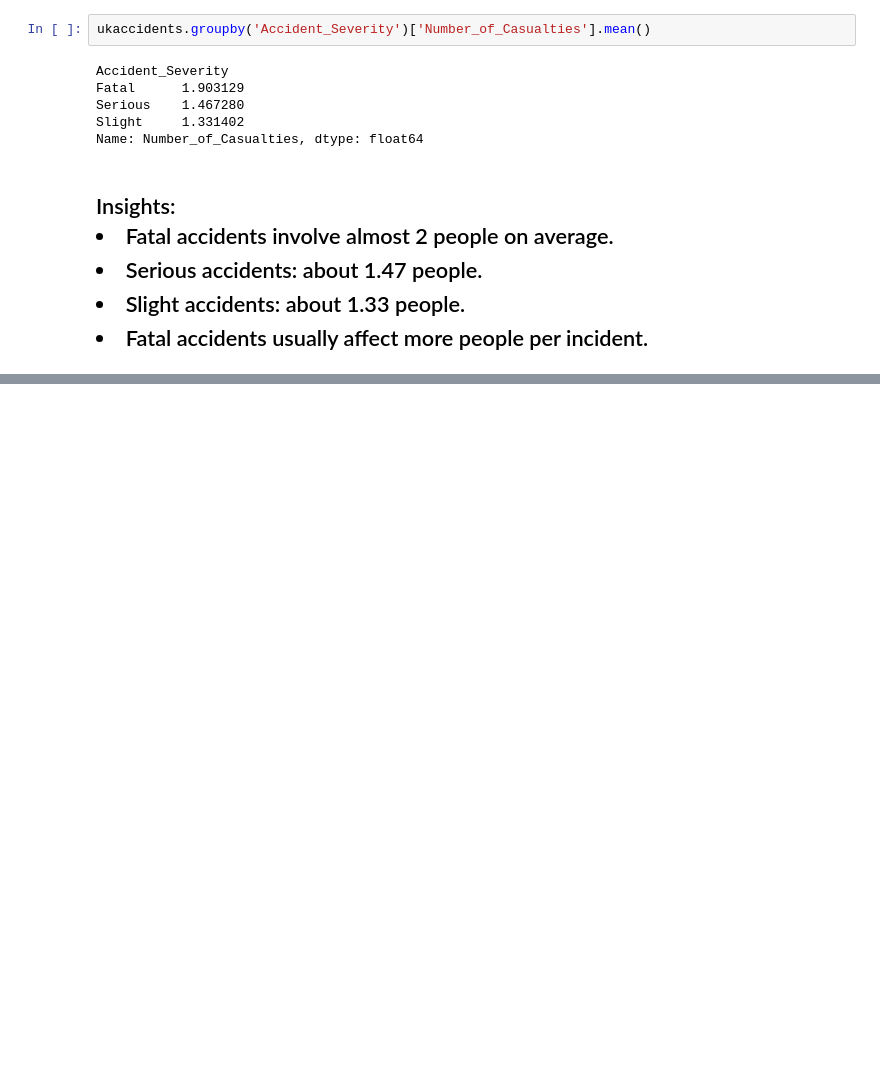
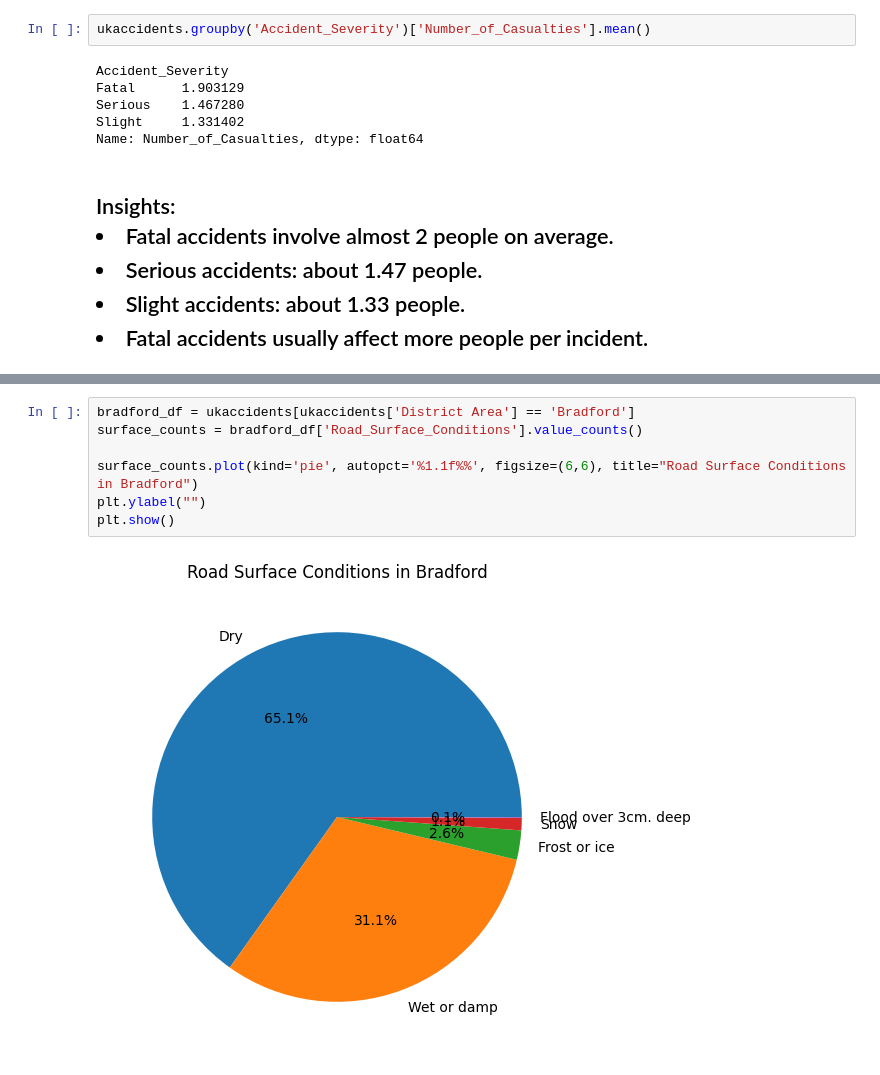
Before and after one commit to Vanned27/ELEC303-DIAZ, a Jupyter notebook: Activity2.ipynb, the cells around one changed output, grey strips where cells are left out. Saved outputs shown, nothing was run; the diff lists cells and outputs as text; blank space fills up the shorter version.

```diff
--- a/Activity2.ipynb
+++ b/Activity2.ipynb
@@ -468,0 +533,9 @@ Name: Number_of_Casualties, dtype: float64
+# %%
+bradford_df = ukaccidents[ukaccidents['District Area'] == 'Bradford']
+surface_counts = bradford_df['Road_Surface_Conditions'].value_counts()
+
+surface_counts.plot(kind='pie', autopct='%1.1f%%', figsize=(6,6), title="Road Surface Conditions in Bradford")
+plt.ylabel("")
+plt.show()
+# %% [output]
+[figure, added]
```
Also changed, not shown: parts of 24 cells of this notebook.
